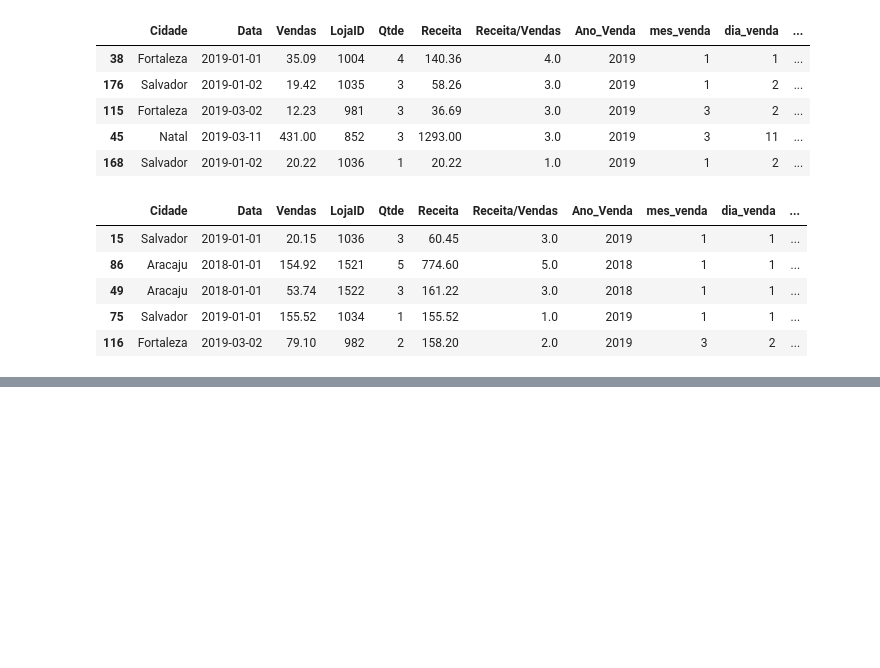
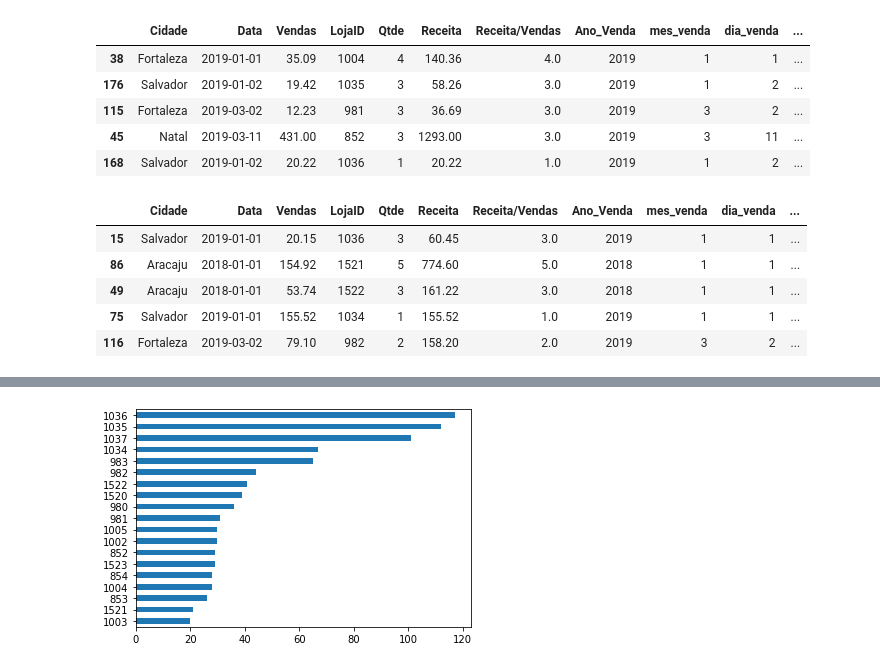
Before and after one commit to angelacpd/etl-dio, a Jupyter notebook: Working_With_Excel.ipynb, the cells around one changed output, grey strips where cells are left out. Drawn from its saved outputs; the diff is of its cells as text; code cells hidden in the pictures; blank space fills up the shorter version.

```diff
--- a/Working_With_Excel.ipynb
+++ b/Working_With_Excel.ipynb
@@ -291,0 +322,5 @@ df.sample(5)
+# %%
+# Plot graphic horizontal bar
+df["LojaID"].value_counts(ascending=True).plot.barh();
+# %% [output]
+[figure, added]
```
Also changed, not shown: parts of 16 cells of this notebook, 1 other file.
